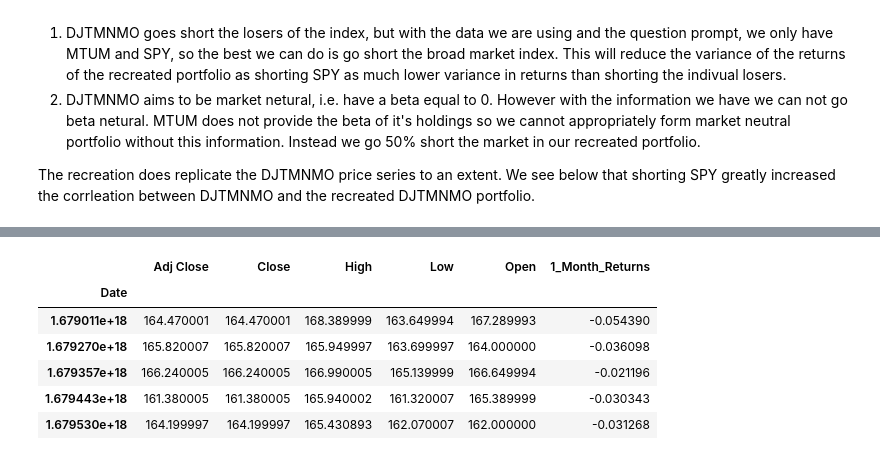
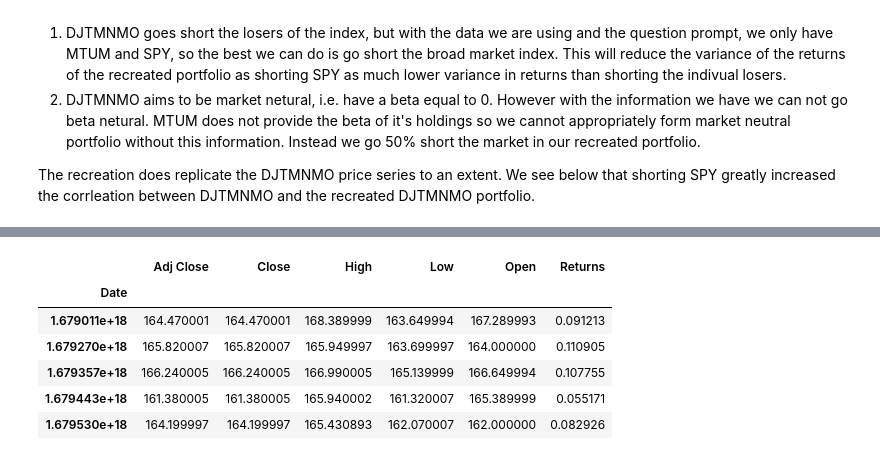
Before and after one commit to ntorm1/Argus, a Jupyter notebook: Argus/FastTest/examples/Momentum.ipynb, the cells around one changed output, grey strips where cells are left out. Drawn from its saved outputs; the diff is of its cells as text; code cells hidden in the pictures.

```diff
--- a/Argus/FastTest/examples/Momentum.ipynb
+++ b/Argus/FastTest/examples/Momentum.ipynb
@@ -123,41 +123,52 @@ daily_returns.corr()
 # %%
 #Question 4
-#build a new backtest using the daily stock price data of the sp500
-
+#build a new backtest using the daily stock price data of the sp500. We load in the daily OHLC data for
+#every stock in the sp500 saved in the below folder
 data_dir_path = r"C:\Users\natha\OneDrive\Desktop\C++\Argus\Argus\FastTest\tests\SP500_D"
 
 hal = Hal(False, 100000)
 
-exchange_id = "sp500_Daily_Exchange"
-broker_id = "sp500_Broker"
+exchange_id = "sp500_daily_exchange"
+broker_id = "sp500_broker"
 
 broker = hal.new_broker(broker_id,100000.0)
 exchange = hal.new_exchange(exchange_id)
 
 file_list = [os.path.join(data_dir_path, f) for f in os.listdir(data_dir_path) if os.path.isfile(os.path.join(data_dir_path, f))]
 candles = 0
+n = 120
+
+time_min, time_max = 1e20, 0
 for _file in file_list:
     _file_base = os.path.basename(_file)
     asset_id = os.path.splitext(_file_base)[0]
 
     df = pd.read_feather(_file)
     df["Date"] = df["Date"] * 1e9
     df.set_index("Date", inplace=True)
 
     #calculate rolling 1 month returns
-    df["1_Month_Returns"] = df["Close"].pct_change(20)
+    df["Returns"] = df["Close"].pct_change(n)
     df.dropna(inplace = True)
+
+    if len(df) == 0:
+        continue
 
     candles += len(df)
     hal.register_asset_from_df(df, asset_id, exchange_id, broker_id, warmup = 0)
 
-#Example of one asset loaded, OHLC data, 1 month returns, nanosecond epoch time index
+    if df.index.values[0] < time_min:
+        time_min = df.index.values[0]
+    if df.index.values[-1] > time_max:
+        time_max = df.index.values[-1]
+
+#Example of one asset loaded, OHLC data, returns, nanosecond epoch time index
 df.tail()
 # %% [output]
-|  | Adj Close | Close | High | Low | Open | 1_Month_Returns |
+|  | Adj Close | Close | High | Low | Open | Returns |
 | Date |  |  |  |  |  |  |
-| 1.679011e+18 | 164.470001 | 164.470001 | 168.389999 | 163.649994 | 167.289993 | -0.054390 |
-| 1.679270e+18 | 165.820007 | 165.820007 | 165.949997 | 163.699997 | 164.000000 | -0.036098 |
-| 1.679357e+18 | 166.240005 | 166.240005 | 166.990005 | 165.139999 | 166.649994 | -0.021196 |
-| 1.679443e+18 | 161.380005 | 161.380005 | 165.940002 | 161.320007 | 165.389999 | -0.030343 |
-| 1.679530e+18 | 164.199997 | 164.199997 | 165.430893 | 162.070007 | 162.000000 | -0.031268 |
+| 1.679011e+18 | 164.470001 | 164.470001 | 168.389999 | 163.649994 | 167.289993 | 0.091213 |
+| 1.679270e+18 | 165.820007 | 165.820007 | 165.949997 | 163.699997 | 164.000000 | 0.110905 |
+| 1.679357e+18 | 166.240005 | 166.240005 | 166.990005 | 165.139999 | 166.649994 | 0.107755 |
+| 1.679443e+18 | 161.380005 | 161.380005 | 165.940002 | 161.320007 | 165.389999 | 0.055171 |
+| 1.679530e+18 | 164.199997 | 164.199997 | 165.430893 | 162.070007 | 162.000000 | 0.082926 |
```
Also changed, not shown: parts of 11 cells of this notebook, 12 other files.
